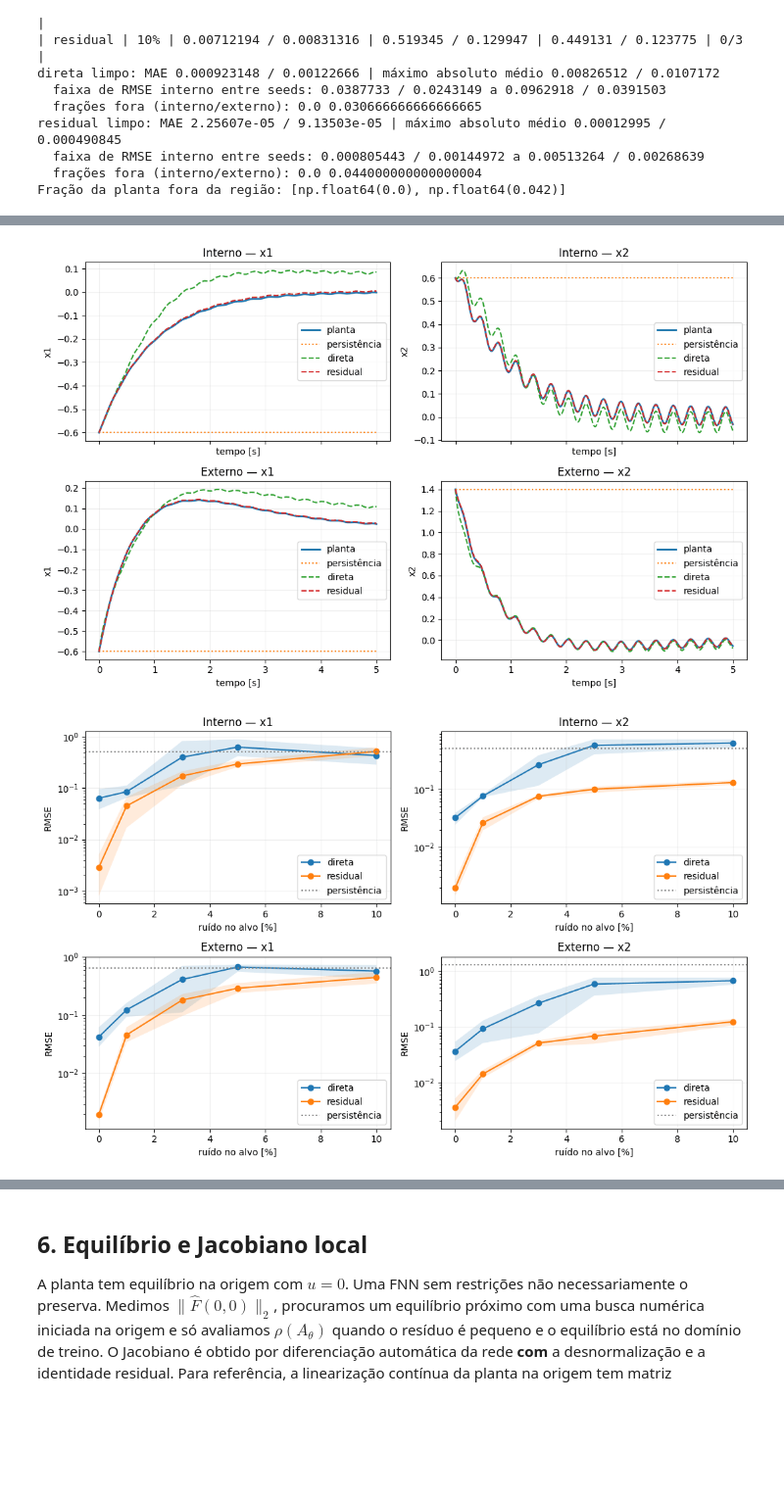
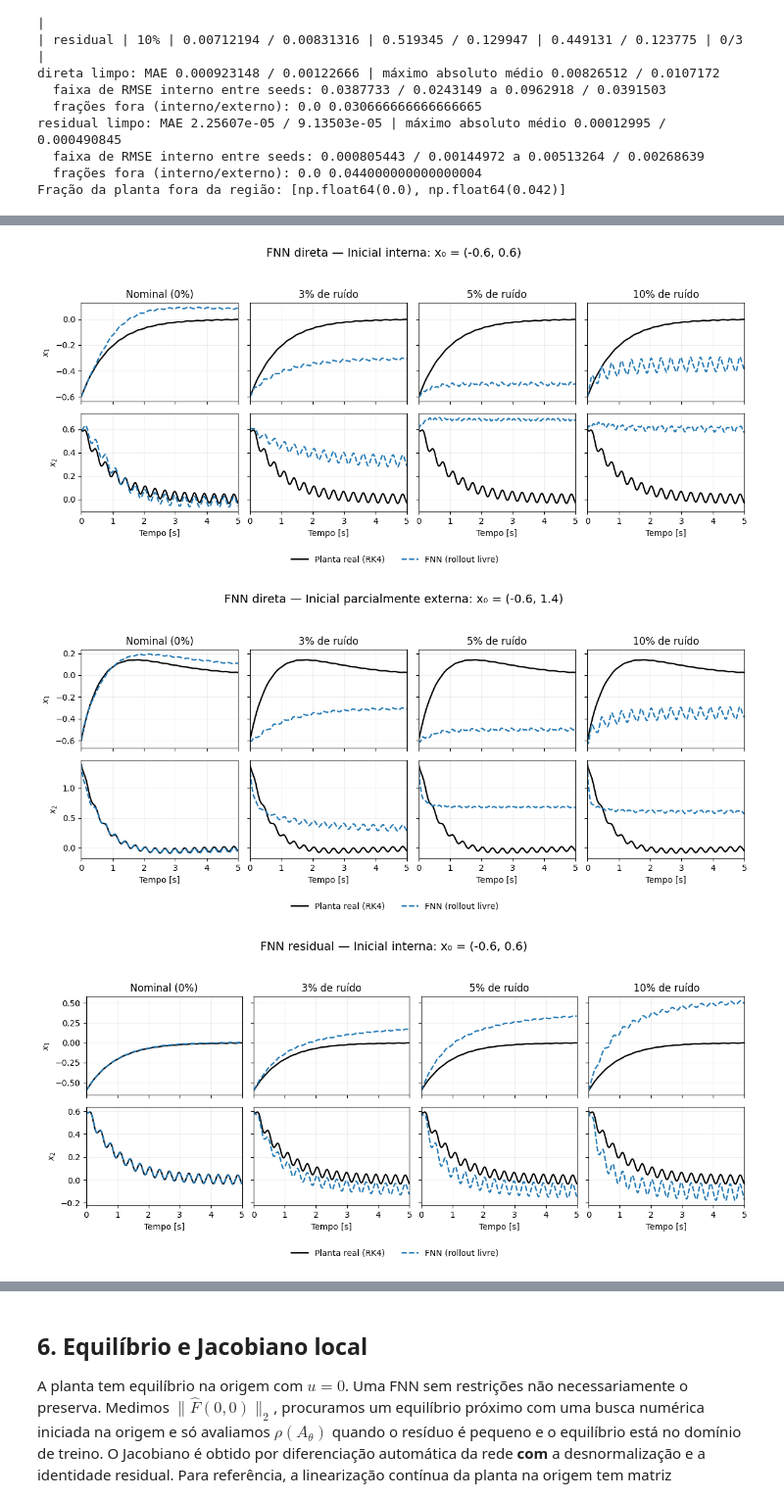
Before and after one commit to IgorAmoras/data-driven-dynamics-and-control, a Jupyter notebook: systems/duffing_oscillator/FNN/duffing.ipynb, the cells around one changed output, grey strips where cells are left out. Shown at 98% size. Drawn from its saved outputs; the diff is of its cells as text; code cells hidden in the pictures; blank space fills up the shorter version.

Commit message:
docs(fnn): simplificar gráficos de rollout e comparar ruídos de 0, 3, 5 e 10%

```diff
--- a/systems/duffing_oscillator/FNN/duffing.ipynb
+++ b/systems/duffing_oscillator/FNN/duffing.ipynb
@@ -259,22 +259,33 @@ Comparamos as trajetórias limpas com a planta e a persistência. Depois mostram
 # %%
-fig,ax=plt.subplots(2,2,figsize=(11,7),sharex=True)
-for j in range(2):
-    for k in range(2):
-        a=ax[j,k]; a.plot(t,real[j][:,k],label='planta',lw=2); a.plot(t,base_tr[j][:,k],':',label='persistência')
-        for m in MODES:
-            i=configs.index((m,0,156)); a.plot(t,trajectories[i,j][:,k],'--',label=m)
-        a.set(title=f'{["Interno","Externo"][j]} — x{k+1}',xlabel='tempo [s]',ylabel=f'x{k+1}'); a.grid(alpha=.2); a.legend()
-plt.tight_layout(); plt.show()
-fig,ax=plt.subplots(2,2,figsize=(11,7))
-for j in range(2):
-    for k in range(2):
-        a=ax[j,k]
-        for m in MODES:
-            vals=np.array([group(m,p,f'roll{j}')[:,k] for p in NOISES]); finite=np.isfinite(vals).all(1)
-            a.plot(np.array(NOISES)[finite],vals[finite].mean(1),'o-',label=m)
-            a.fill_between(np.array(NOISES)[finite],vals[finite].min(1),vals[finite].max(1),alpha=.15)
-        a.axhline(base_roll[j][k],ls=':',color='gray',label='persistência'); a.set(yscale='log',xlabel='ruído no alvo [%]',ylabel='RMSE',title=f'{["Interno","Externo"][j]} — x{k+1}'); a.legend(); a.grid(alpha=.2)
-plt.tight_layout(); plt.show()
+# Apenas planta real e FNN: comparação nominal / 3% / 5% / 10%.
+PLOT_NOISES = (0, 3, 5, 10)
+PLOT_SEED = 156
+for mode in MODES:
+    for j, x0 in enumerate(x0s):
+        fig, ax = plt.subplots(2, 4, figsize=(12, 5.5), sharex=True, sharey='row', dpi=100)
+        for col, percent in enumerate(PLOT_NOISES):
+            i = configs.index((mode, percent, PLOT_SEED))
+            for k in range(2):
+                a = ax[k, col]
+                a.plot(t, real[j][:, k], color='black', lw=1.7, label='Planta real (RK4)')
+                a.plot(t, trajectories[i, j][:, k], '--', color='tab:blue', lw=1.7,
+                       label='FNN (rollout livre)')
+                if k == 0:
+                    a.set_title('Nominal (0%)' if percent == 0 else f'{percent}% de ruído')
+                if col == 0:
+                    a.set_ylabel(f'$x_{k+1}$')
+                if k == 1:
+                    a.set_xlabel('Tempo [s]')
+                a.grid(alpha=.2)
+                a.set_xlim(t[0], t[-1])
+        condition = 'Inicial interna' if j == 0 else 'Inicial parcialmente externa'
+        fig.suptitle(f'FNN {mode} — {condition}: x₀ = ({x0[0]:g}, {x0[1]:g})', fontsize=14)
+        handles, labels = ax[0, 0].get_legend_handles_labels()
+        fig.legend(handles, labels, loc='lower center', ncol=2, frameon=False)
+        fig.tight_layout(rect=(0, .07, 1, .94))
+        plt.show()
+        plt.close(fig)
 # %% [output]
-[figure, old version]
+[figure, new version]
-[figure, old version]
+[figure, new version]
+[figure, added]
```
Also changed, not shown: parts of 2 cells of this notebook.
